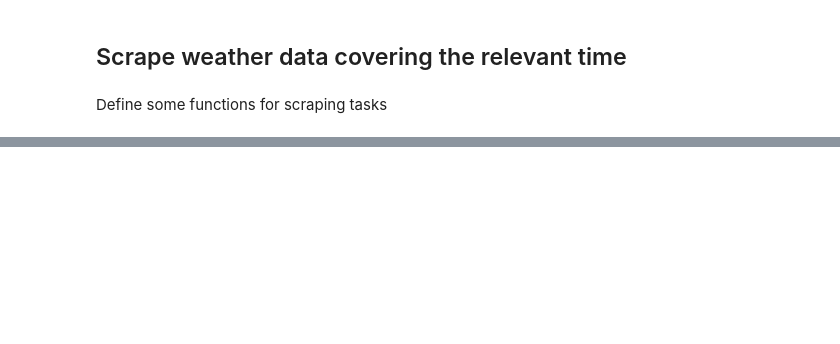
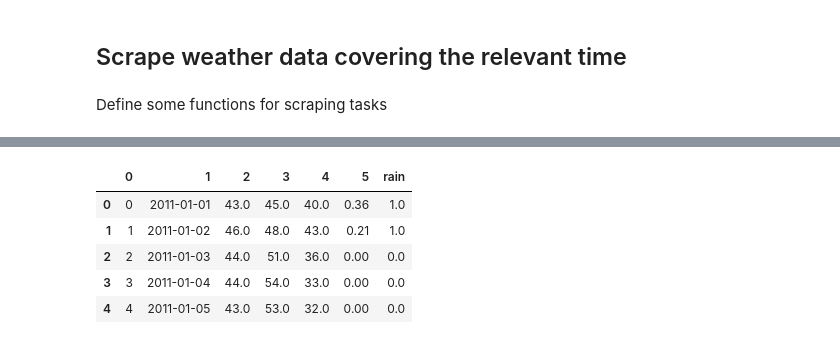
Before and after one commit to bkhurley/beat_the_crowd, a Jupyter notebook: get_clean_data.ipynb, the cells around one changed output, grey strips where cells are left out. Saved outputs shown, nothing was run; the diff lists cells and outputs as text; code cells hidden in the pictures; blank space fills up the shorter version.

```diff
--- a/get_clean_data.ipynb
+++ b/get_clean_data.ipynb
@@ -509,0 +408,10 @@ Finished scraping weather data! Data written to database table: weatherhistory_r
+# %%
+weather_csv_fname = '/Users/bkhurley/git/insight/project/beat_the_crowd/data/wu_weather_history.csv'
+weather_df = pd.read_csv(weather_csv_fname, header=None)
+# %%
+# generate a binary rain feature
+weather_df['rain'] = np.nan
+weather_df.loc[weather_df[5]>0., 'rain'] = 1
+weather_df.loc[weather_df[5]==0., 'rain'] = 0
+# %%
+weather_df['rain'] = pd.to_numeric(weather_df.iloc[:, 6], downcast='integer')
@@ -509,0 +443,9 @@ Finished scraping weather data! Data written to database table: weatherhistory_r
+# %%
+weather_df.head()
+# %% [output]
+|  | 0 | 1 | 2 | 3 | 4 | 5 | rain |
+| 0 | 0 | 2011-01-01 | 43.0 | 45.0 | 40.0 | 0.36 | 1.0 |
+| 1 | 1 | 2011-01-02 | 46.0 | 48.0 | 43.0 | 0.21 | 1.0 |
+| 2 | 2 | 2011-01-03 | 44.0 | 51.0 | 36.0 | 0.00 | 0.0 |
+| 3 | 3 | 2011-01-04 | 44.0 | 54.0 | 33.0 | 0.00 | 0.0 |
+| 4 | 4 | 2011-01-05 | 43.0 | 53.0 | 32.0 | 0.00 | 0.0 |
```
Also changed, not shown: parts of 35 cells of this notebook.
